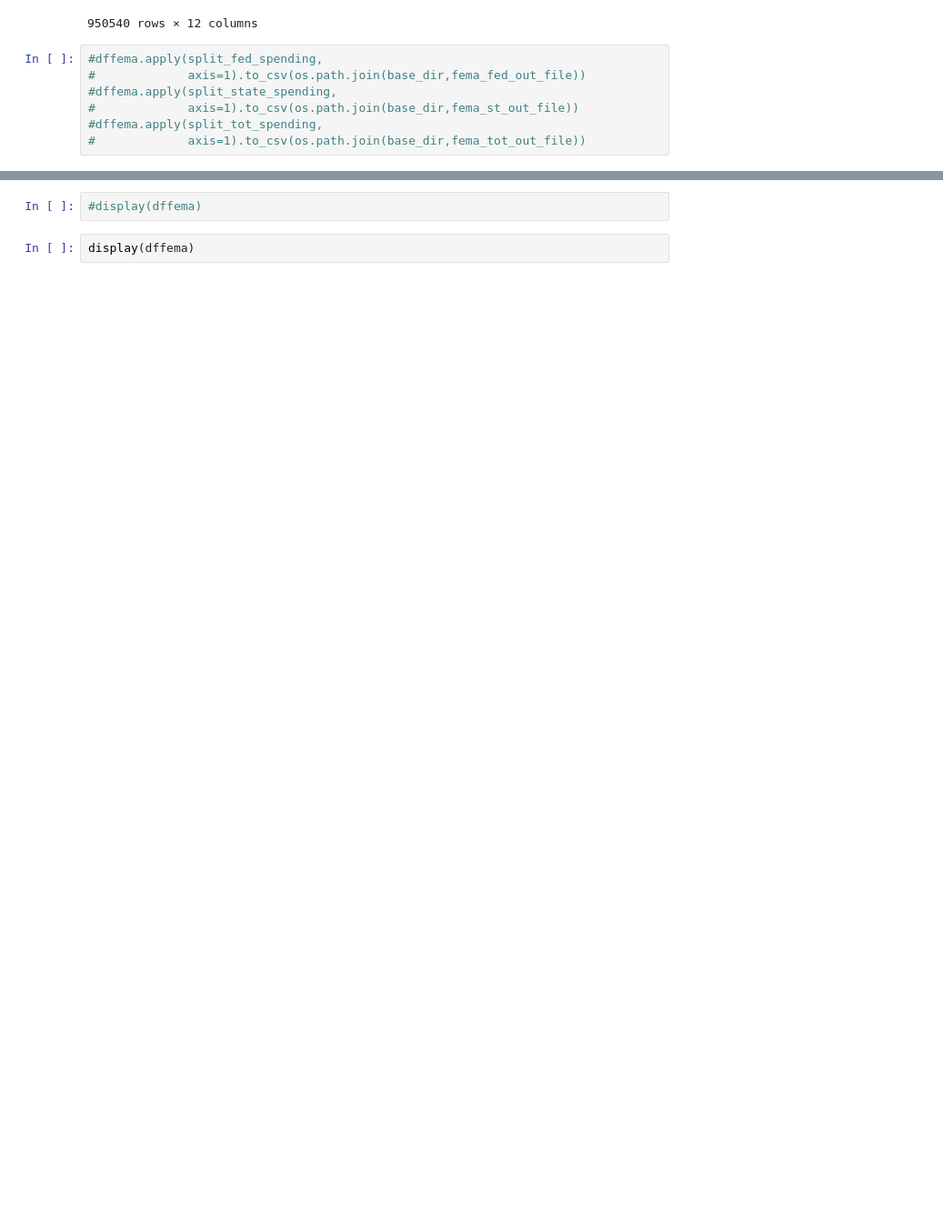
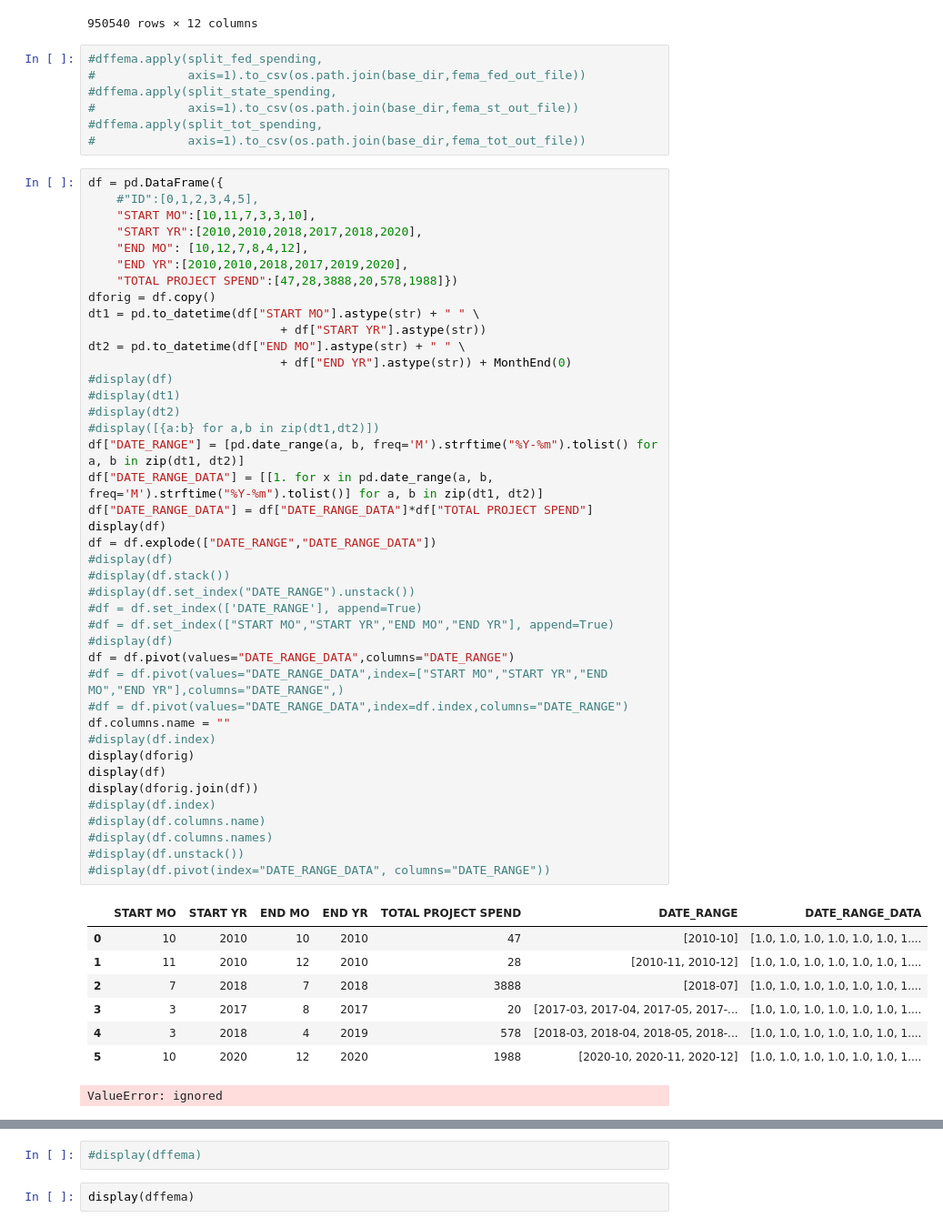
Before and after one commit to hmobley/environment, a Jupyter notebook: fema.ipynb, the cells around one changed output, grey strips where cells are left out. Shown: that part at 91% size. Cells and saved outputs as stored; diff of their text form; blank space fills up the shorter version.

```diff
--- a/fema.ipynb
+++ b/fema.ipynb
@@ -298,6 +298,56 @@ dffema_len = len(dffema)
 #             axis=1).to_csv(os.path.join(base_dir,fema_st_out_file))
 #dffema.apply(split_tot_spending,
 #             axis=1).to_csv(os.path.join(base_dir,fema_tot_out_file))
+# %%
+df = pd.DataFrame({
+    #"ID":[0,1,2,3,4,5],
+    "START MO":[10,11,7,3,3,10],
+    "START YR":[2010,2010,2018,2017,2018,2020],
+    "END MO": [10,12,7,8,4,12],
+    "END YR":[2010,2010,2018,2017,2019,2020],
+    "TOTAL PROJECT SPEND":[47,28,3888,20,578,1988]})
+dforig = df.copy()
+dt1 = pd.to_datetime(df["START MO"].astype(str) + " " \
+                           + df["START YR"].astype(str))
+dt2 = pd.to_datetime(df["END MO"].astype(str) + " " \
+                           + df["END YR"].astype(str)) + MonthEnd(0)
+#display(df)
+#display(dt1)
+#display(dt2)
+#display([{a:b} for a,b in zip(dt1,dt2)])
+df["DATE_RANGE"] = [pd.date_range(a, b, freq='M').strftime("%Y-%m").tolist() for a, b in zip(dt1, dt2)]
+df["DATE_RANGE_DATA"] = [[1. for x in pd.date_range(a, b, freq='M').strftime("%Y-%m").tolist()] for a, b in zip(dt1, dt2)]
+df["DATE_RANGE_DATA"] = df["DATE_RANGE_DATA"]*df["TOTAL PROJECT SPEND"]
+display(df)
+df = df.explode(["DATE_RANGE","DATE_RANGE_DATA"])
+#display(df)
+#display(df.stack())
+#display(df.set_index("DATE_RANGE").unstack())
+#df = df.set_index(['DATE_RANGE'], append=True)
+#df = df.set_index(["START MO","START YR","END MO","END YR"], append=True)
+#display(df)
+df = df.pivot(values="DATE_RANGE_DATA",columns="DATE_RANGE")
+#df = df.pivot(values="DATE_RANGE_DATA",index=["START MO","START YR","END MO","END YR"],columns="DATE_RANGE",)
+#df = df.pivot(values="DATE_RANGE_DATA",index=df.index,columns="DATE_RANGE")
+df.columns.name = ""
+#display(df.index)
+display(dforig)
+display(df)
+display(dforig.join(df))
+#display(df.index)
+#display(df.columns.name)
+#display(df.columns.names)
+#display(df.unstack())
+#display(df.pivot(index="DATE_RANGE_DATA", columns="DATE_RANGE"))
+# %% [output]
+|  | START MO | START YR | END MO | END YR | TOTAL PROJECT SPEND | DATE_RANGE | DATE_RANGE_DATA |
+| 0 | 10 | 2010 | 10 | 2010 | 47 | [2010-10] | [1.0, 1.0, 1.0, 1.0, 1.0, 1.0, 1.... |
+| 1 | 11 | 2010 | 12 | 2010 | 28 | [2010-11, 2010-12] | [1.0, 1.0, 1.0, 1.0, 1.0, 1.0, 1.... |
+| 2 | 7 | 2018 | 7 | 2018 | 3888 | [2018-07] | [1.0, 1.0, 1.0, 1.0, 1.0, 1.0, 1.... |
+| 3 | 3 | 2017 | 8 | 2017 | 20 | [2017-03, 2017-04, 2017-05, 2017-... | [1.0, 1.0, 1.0, 1.0, 1.0, 1.0, 1.... |
+| 4 | 3 | 2018 | 4 | 2019 | 578 | [2018-03, 2018-04, 2018-05, 2018-... | [1.0, 1.0, 1.0, 1.0, 1.0, 1.0, 1.... |
+| 5 | 10 | 2020 | 12 | 2020 | 1988 | [2020-10, 2020-11, 2020-12] | [1.0, 1.0, 1.0, 1.0, 1.0, 1.0, 1.... |
+ValueError: ignored
 # %%
 #base_dir = '/content/drive/MyDrive/environment'
 #print(os.path.join(base_dir,fema_in_file))
```
Also changed, not shown: parts of 2 cells of this notebook.
